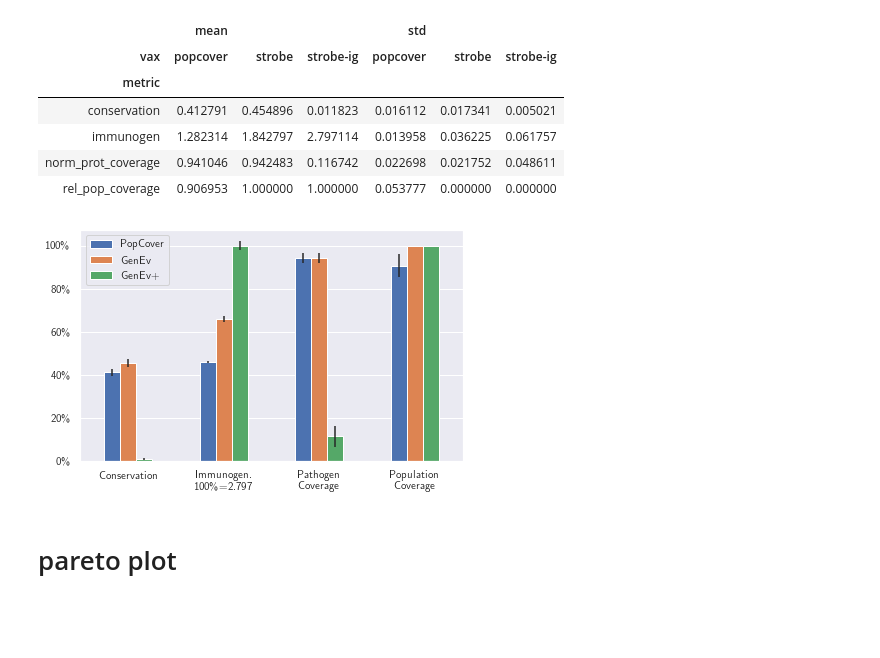
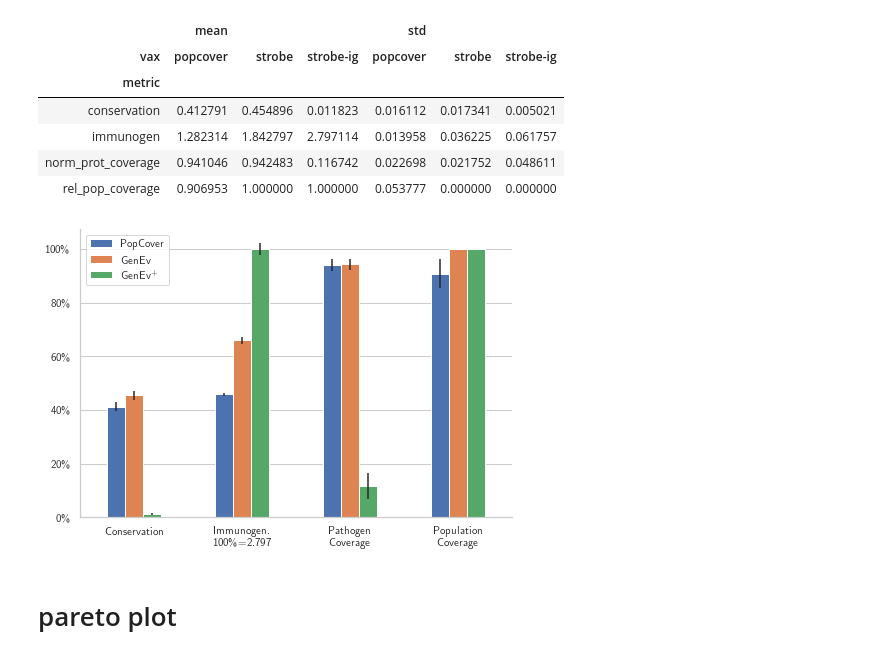
Before and after one commit to SchubertLab/GeneralizedEvDesign, a Jupyter notebook: plots.ipynb, the cells around one changed output. Saved outputs shown, nothing was run; the diff lists cells and outputs as text; code cells hidden in the pictures; blank space fills up the shorter version.

Commit message:
updated plots

```diff
--- a/plots.ipynb
+++ b/plots.ipynb
@@ -10,3 +17,4 @@ plt.rc('text', usetex=True)
 plt.rc('font', family='serif')
 # %%
 sns.set()
+sns.set_style('whitegrid')
@@ -39,12 +80,12 @@ res
 | norm_prot_coverage | 0.941046 | 0.942483 | 0.116742 | 0.022698 | 0.021752 | 0.048611 |
 | rel_pop_coverage | 0.906953 | 1.000000 | 1.000000 | 0.053777 | 0.000000 | 0.000000 |
 # %%
-max_ig = res['mean']['strobe-ig']['immunogen']
-res.loc['immunogen'] = res.loc['immunogen'] / max_ig  # here we normalize std. as well
+max_short = res['mean']['strobe-ig']['immunogen']
+res.loc['immunogen'] = res.loc['immunogen'] / max_short  # here we normalize std. as well
 # %%
 res = res.rename(index={
     'conservation': 'Conservation',
-    'immunogen': 'Immunogen.\n100\\%%=%.3f' % max_ig,
+    'immunogen': 'Immunogen.\n100\\%%=%.3f' % max_short,
     'norm_prot_coverage': 'Pathogen\nCoverage',
     'rel_pop_coverage': 'Population\nCoverage'
 }, columns={
@@ -53,15 +94,17 @@ res = res.rename(index={
     'popcover': 'PopCover',
 })
 # %%
-res['mean'].plot.bar(rot=0, yerr=res['std'])
+fig, ax = plt.subplots(1, 1, figsize=(6, 4))
+res['mean'].plot.bar(rot=0, yerr=res['std'], ax=ax)
 plt.grid(False, axis='x')
 plt.xlabel('')
-plt.legend(['PopCover', 'GenEv', 'GenEv+'])
-plt.tight_layout()
+plt.legend(['PopCover', 'GenEv', r'GenEv$^+$'])
 plt.yticks([0, 0.2, 0.4, 0.6, 0.8, 1.0], ['0\%', '20\%', '40\%', '60\%', '80\%', '100\%'])
-plt.savefig('plots/high-cov.pdf')
+plt.subplots_adjust(hspace=0, wspace=0, left=0, bottom=0, right=1, top=1)
+sns.despine()
+plt.savefig('plots/high-cov.pdf', bbox_inches='tight')
 # %% [output]
-[figure, old version]
+[figure, new version]
 # %% [markdown]
 # pareto plot
 # %%
```
Also changed, not shown: parts of 52 cells of this notebook.
